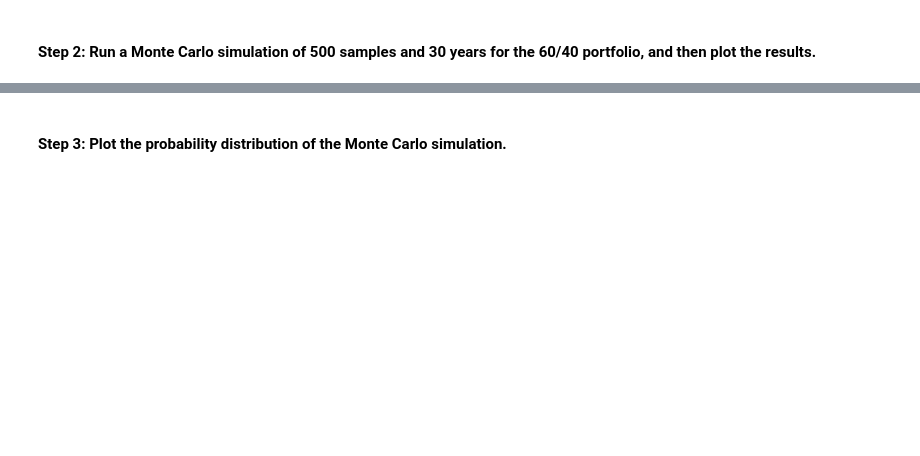
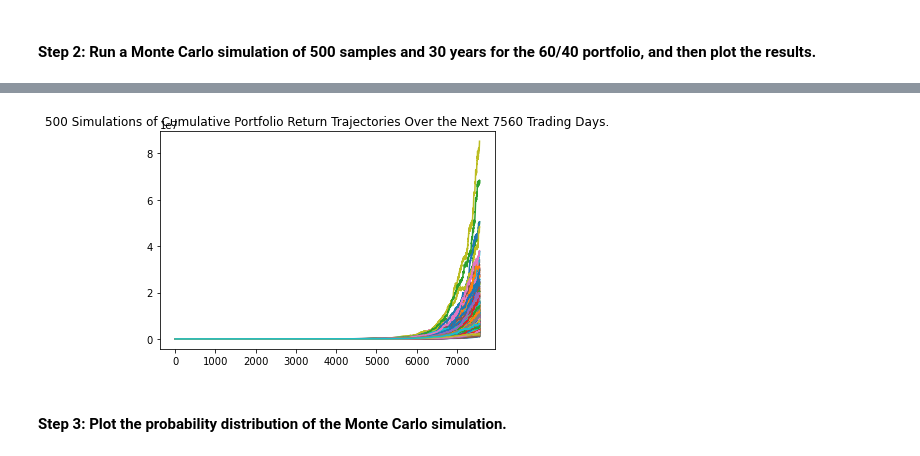
Before and after one commit to normanc529/Module_5_Challenge, a Jupyter notebook: Starter_Code/financial_planning_tools.ipynb, the cells around one changed output, grey strips where cells are left out. Drawn from its saved outputs; the diff is of its cells as text; code cells hidden in the pictures; blank space fills up the shorter version.

```diff
--- a/Starter_Code/financial_planning_tools.ipynb
+++ b/Starter_Code/financial_planning_tools.ipynb
@@ -433,14 +454,26 @@ In this section, you’ll use the MCForecastTools library to create a Monte Carl
 # Alternatively, you can use an end date of 2020-08-07 and work 10 years back from that date
 # YOUR CODE HERE
 # YOUR CODE HERE
+tickers = ['SPY', 'AGG']
+timeframe = '1D'
+start_date = pd.Timestamp("2010-08-07", tz="America/New_York").isoformat()
+end_date = pd.Timestamp("2020-08-07", tz="America/New_York").isoformat()
 # %%
 # Use the Alpaca get_barset function to make the API call to get the 10 years worth of pricing data
 # The tickers and timeframe parameters should have been set in Part 1 of this activity
 # The start and end dates should be updated with the information set above
 # Remember to add the df property to the end of the call so the response is returned as a DataFrame
 # YOUR CODE HERE
-
+prices_df = alpaca.get_barset(
+    tickers,
+    timeframe,
+    start=start_date,
+    end=end_date
+).df
 
 # Display both the first and last five rows of the DataFrame
 # YOUR CODE HERE
 # YOUR CODE HERE
+
+display(prices_df.head())
+display(prices_df.tail())
@@ -451,6 +501,12 @@ In this section, you’ll use the MCForecastTools library to create a Monte Carl
 # The weights should be split 40% to AGG and 60% to SPY.
 # Run 500 samples.
 # YOUR CODE HERE
-
+MC_thirty_year = MCSimulation(
+    portfolio_data = prices_df,
+    weights = [.60,.40],
+    num_simulation = 500,
+    num_trading_days = 252*30
+)
 # Review the simulation input data
 # YOUR CODE HERE
+MC_thirty_year.portfolio_data.head()
@@ -460,7 +557,10 @@ In this section, you’ll use the MCForecastTools library to create a Monte Carl
 # %%
 # Visualize the 30-year Monte Carlo simulation by creating an
 # overlay line plot
 # YOUR CODE HERE
+MC_sim_line_plot_30y = MC_thirty_year.plot_simulation()
+# %% [output]
+[figure, added]
 # %% [markdown]
 #### Step 3: Plot the probability distribution of the Monte Carlo simulation.
 # %%
```
Also changed, not shown: parts of 28 cells of this notebook, 1 other file.
